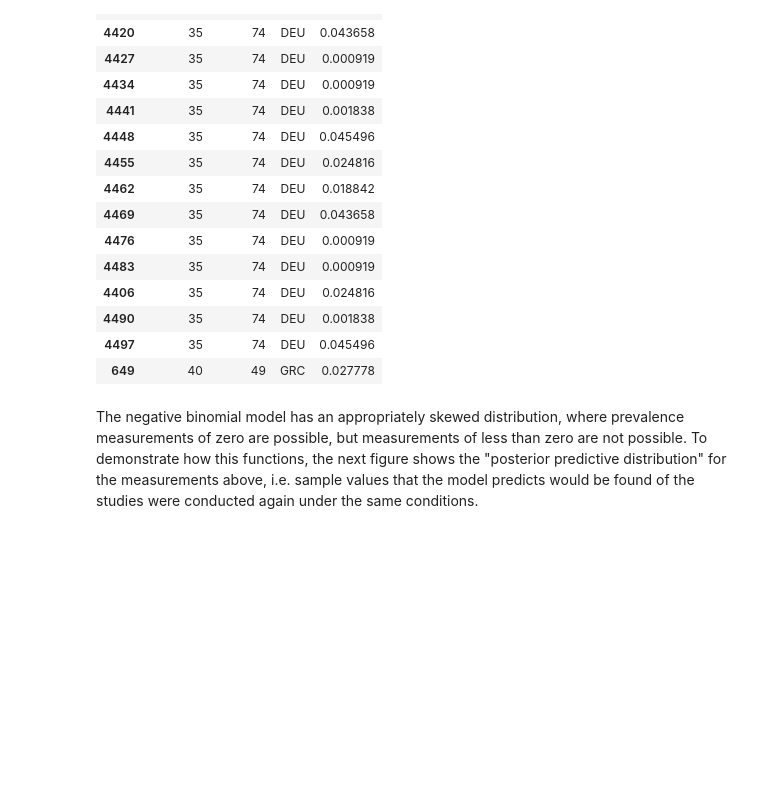
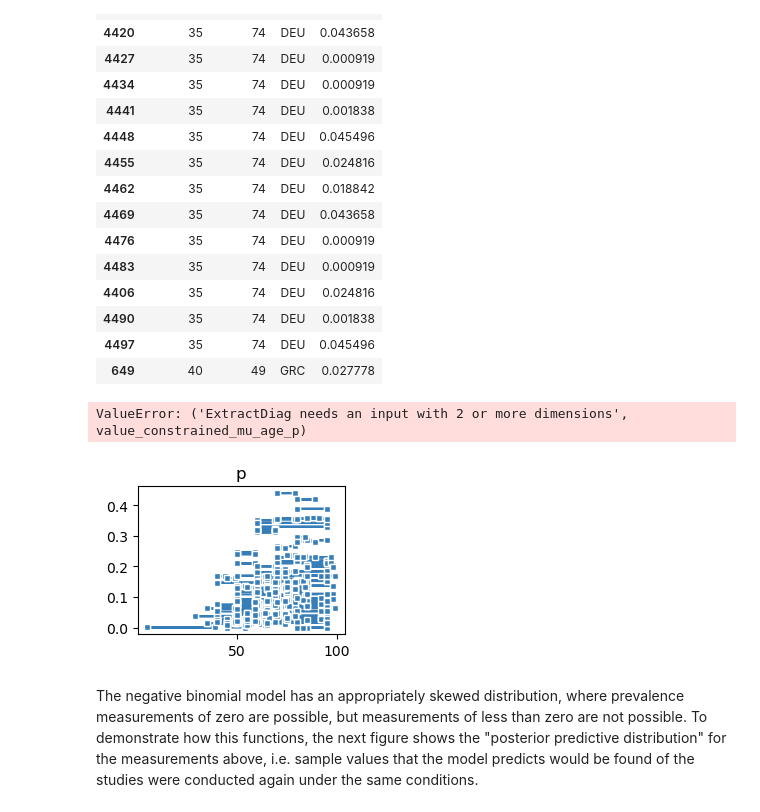
Before and after one commit to EonSJeon/dismod_mr_migrated, a Jupyter notebook: examples/amd_sim_data.ipynb, the cells around one changed output. Saved outputs shown, nothing was run; the diff lists cells and outputs as text; code cells hidden in the pictures; blank space fills up the shorter version.

```diff
--- a/examples/amd_sim_data.ipynb
+++ b/examples/amd_sim_data.ipynb
@@ -269,6 +305,17 @@ mr_model.get_data('p').sort_values('age_start').filter(['age_start', 'age_end',
 | 4490 | 35 | 74 | DEU | 0.001838 |
 | 4497 | 35 | 74 | DEU | 0.045496 |
 | 649 | 40 | 49 | GRC | 0.027778 |
+# %%
+mr_model.plot()
+
+for y in range(1990,2010,2):
+    color = plt.cm.Spectral((y-1990.)/20.)
+    plt.plot(mr_model.predict_for('p', 'Global', 'Both', y).mean(0), color=color, label=str(y))
+    dismod_mr.plot.data_bars(df=mr_model.input_data[mr_model.input_data['year'] == y], color=color, label='')
+plt.legend(loc=(1.05,.05));
+# %% [output]
+ValueError: ('ExtractDiag needs an input with 2 or more dimensions', value_constrained_mu_age_p)
+[figure, added]
 # %% [markdown]
 The negative binomial model has an appropriately skewed distribution, where prevalence measurements
 of zero are possible, but measurements of less than zero are not possible.  To demonstrate how this
```
Also changed, not shown: parts of 7 cells of this notebook.
